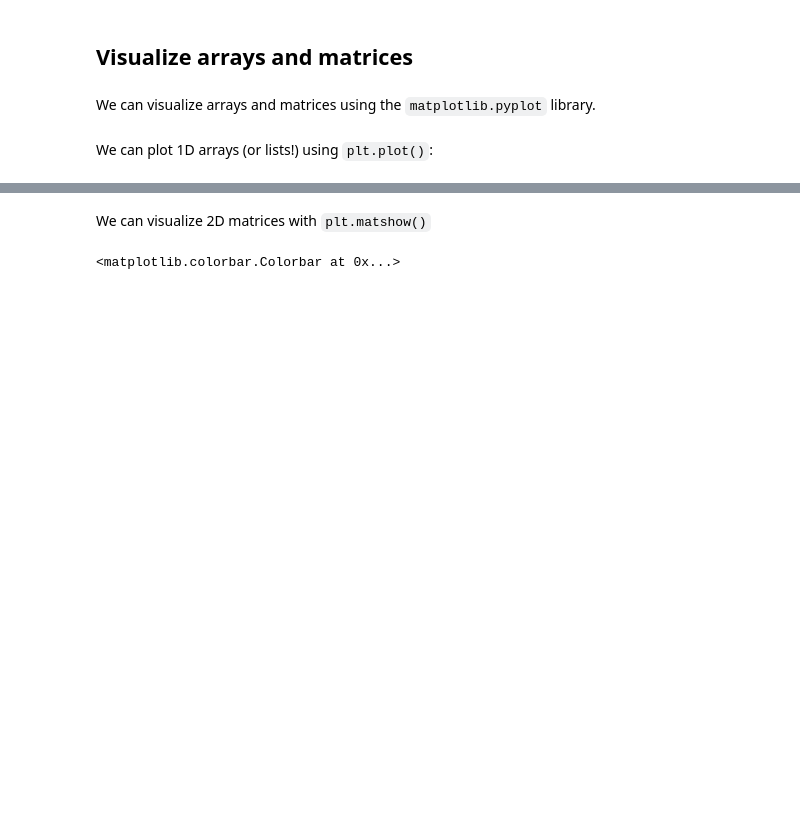
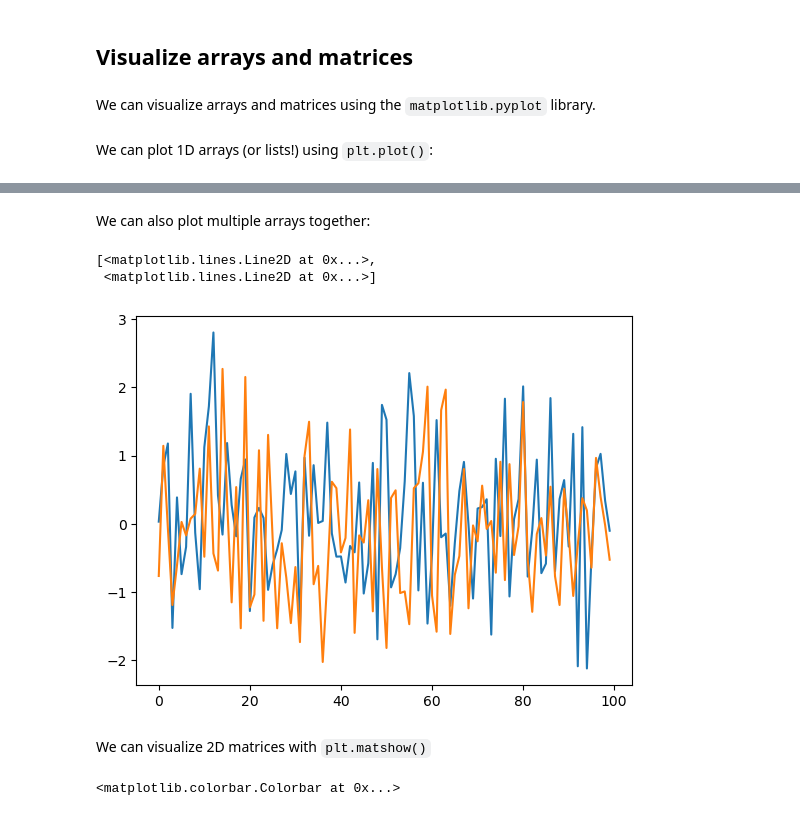
Before and after one commit to vigji/python-cimec-2024, a Jupyter notebook: lectures/Lecture1.0_Numpy-intro.ipynb, the cells around one changed output, grey strips where cells are left out. Drawn from its saved outputs; the diff is of its cells as text; code cells hidden in the pictures; blank space fills up the shorter version.

```diff
--- a/lectures/Lecture1.0_Numpy-intro.ipynb
+++ b/lectures/Lecture1.0_Numpy-intro.ipynb
@@ -480,3 +488,13 @@ plt.plot(random_vect)
+# %% [markdown]
+We can also plot multiple arrays together:
+# %%
+# each line will be an element over the second dimension, in this case we will have 2 lines):
+random_vect = np.random.randn(100, 2)  # normal random vals array of shape (100, 2)
+plt.plot(random_vect)
+# %% [output]
+[<matplotlib.lines.Line2D at 0x...>,
+ <matplotlib.lines.Line2D at 0x...>]
+[figure, added]
 # %% [markdown]
 We can visualize 2D matrices with `plt.matshow()`
 # %%
```
Also changed, not shown: parts of 20 cells of this notebook.
